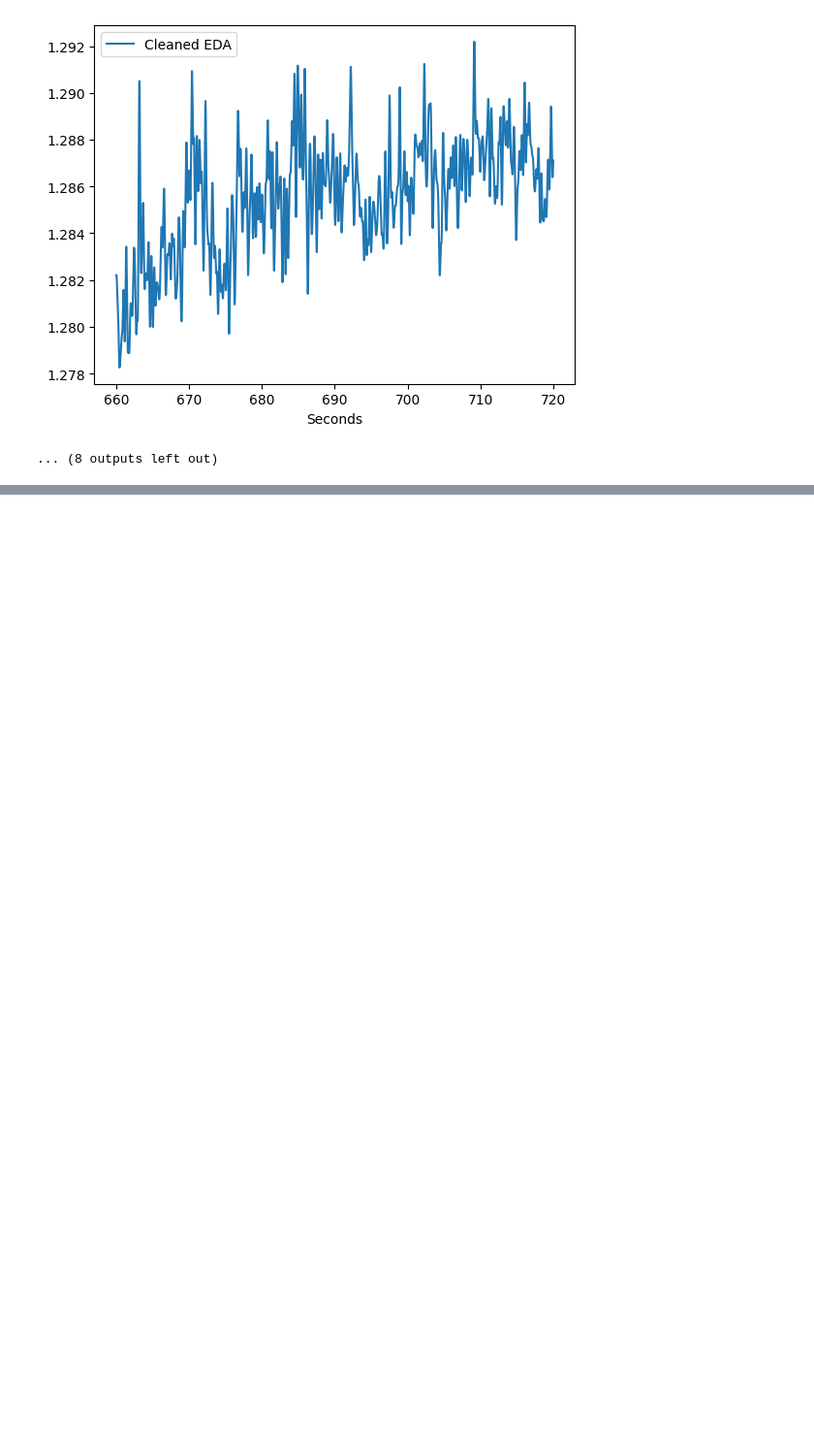
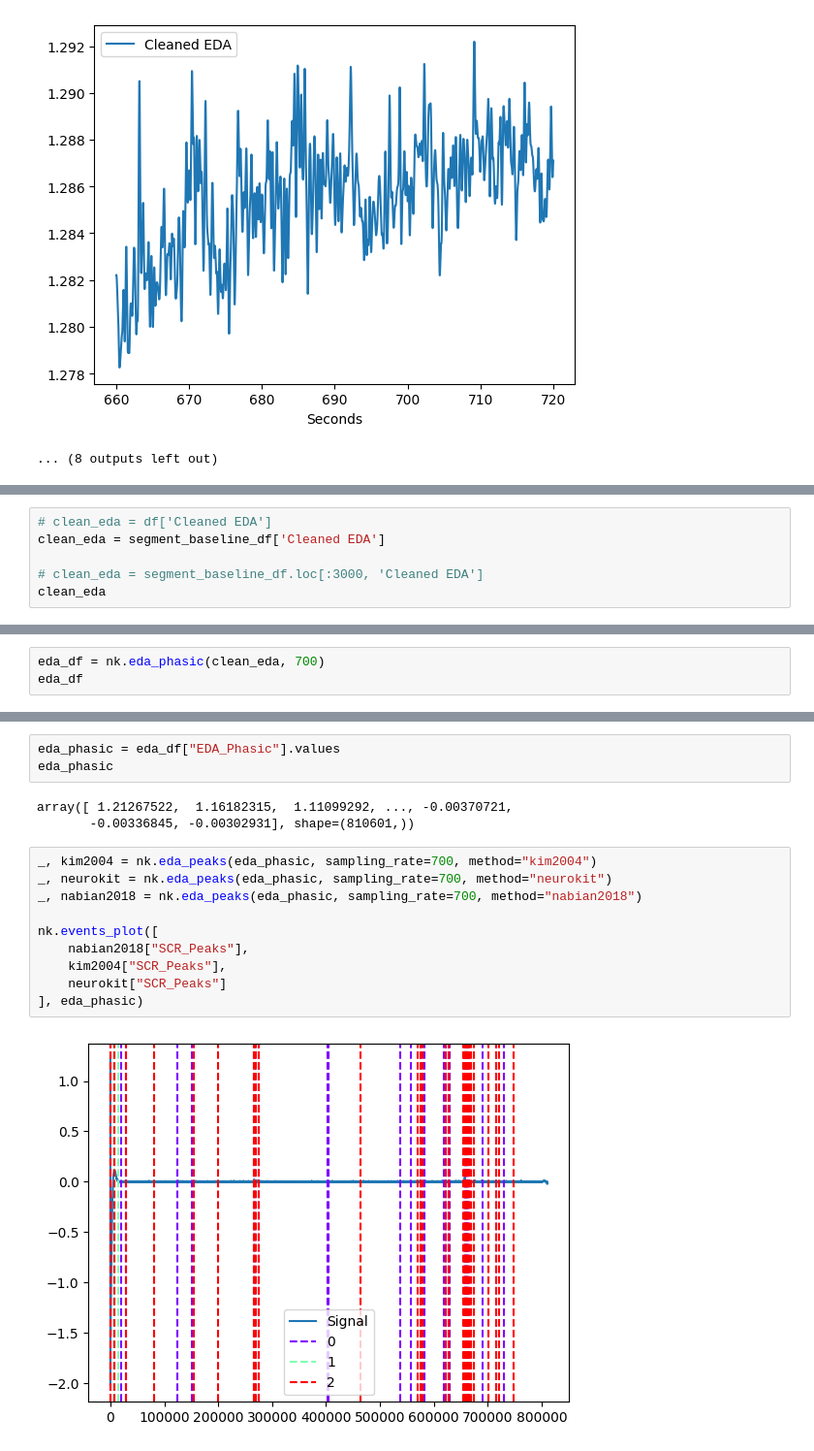
Before and after one commit to invisible-illness-project/lamina, a Jupyter notebook: notebook_experiments/eda.ipynb, the cells around one changed output, grey strips where cells are left out. Shown at 97% size. Saved outputs shown, nothing was run; the diff lists cells and outputs as text; blank space fills up the shorter version.

```diff
--- a/notebook_experiments/eda.ipynb
+++ b/notebook_experiments/eda.ipynb
@@ -335,0 +430,6 @@ for window_id in window_ids:
+# %%
+# clean_eda = df['Cleaned EDA']
+clean_eda = segment_baseline_df['Cleaned EDA']
+
+# clean_eda = segment_baseline_df.loc[:3000, 'Cleaned EDA']
+clean_eda
@@ -335,0 +449,3 @@ for window_id in window_ids:
+# %%
+eda_df = nk.eda_phasic(clean_eda, 700)
+eda_df
@@ -335,0 +466,18 @@ for window_id in window_ids:
+# %%
+eda_phasic = eda_df["EDA_Phasic"].values
+eda_phasic
+# %% [output]
+array([ 1.21267522,  1.16182315,  1.11099292, ..., -0.00370721,
+       -0.00336845, -0.00302931], shape=(810601,))
+# %%
+_, kim2004 = nk.eda_peaks(eda_phasic, sampling_rate=700, method="kim2004")
+_, neurokit = nk.eda_peaks(eda_phasic, sampling_rate=700, method="neurokit")
+_, nabian2018 = nk.eda_peaks(eda_phasic, sampling_rate=700, method="nabian2018")
+
+nk.events_plot([
+    nabian2018["SCR_Peaks"],
+    kim2004["SCR_Peaks"],
+    neurokit["SCR_Peaks"]
+], eda_phasic)
+# %% [output]
+[figure, added]
```
Also changed, not shown: parts of 18 cells of this notebook, 5 other files.
